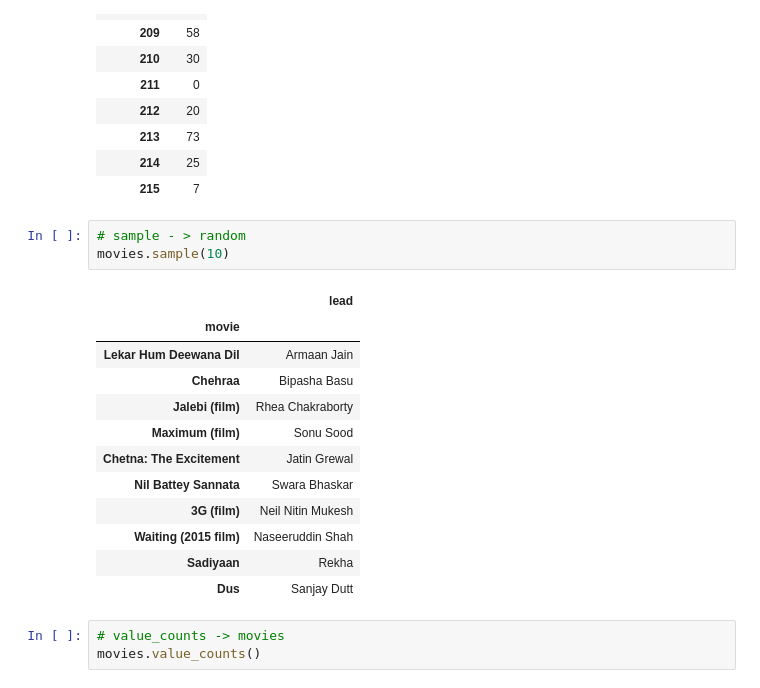
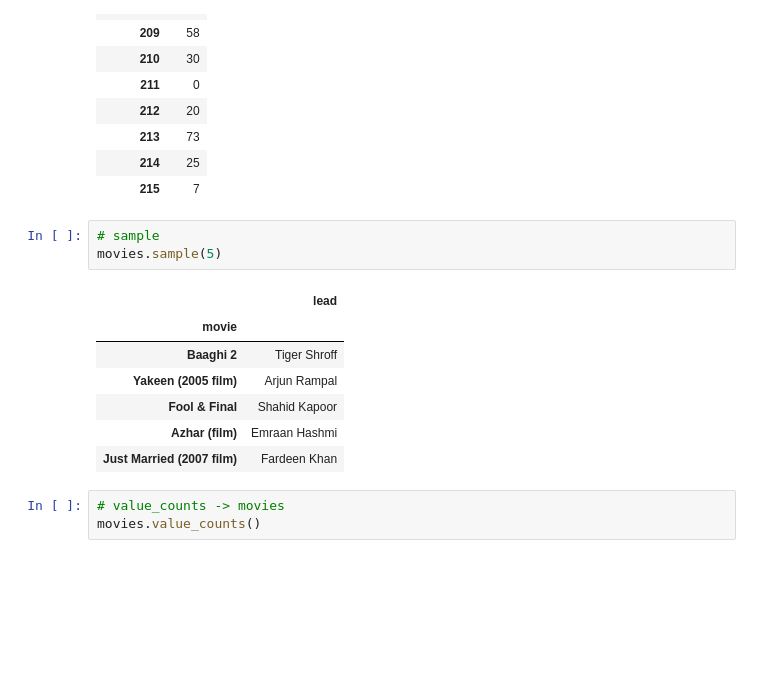
Before and after one commit to Chitran21Chakraborty/Pandas-, a Jupyter notebook: pandas_series.ipynb, the cells around one changed output. Saved outputs shown, nothing was run; the diff lists cells and outputs as text; blank space fills up the shorter version.

```diff
--- a/pandas_series.ipynb
+++ b/pandas_series.ipynb
@@ -226,21 +210,16 @@ vk.tail(10)
 | 214 | 25 |
 | 215 | 7 |
 # %%
-# sample - > random
-movies.sample(10)
+# sample
+movies.sample(5)
 # %% [output]
 |  | lead |
 | movie |  |
-| Lekar Hum Deewana Dil | Armaan Jain |
-| Chehraa | Bipasha Basu |
-| Jalebi (film) | Rhea Chakraborty |
-| Maximum (film) | Sonu Sood |
-| Chetna: The Excitement | Jatin Grewal |
-| Nil Battey Sannata | Swara Bhaskar |
-| 3G (film) | Neil Nitin Mukesh |
-| Waiting (2015 film) | Naseeruddin Shah |
-| Sadiyaan | Rekha |
-| Dus | Sanjay Dutt |
+| Baaghi 2 | Tiger Shroff |
+| Yakeen (2005 film) | Arjun Rampal |
+| Fool & Final | Shahid Kapoor |
+| Azhar (film) | Emraan Hashmi |
+| Just Married (2007 film) | Fardeen Khan |
 # %%
 # value_counts -> movies
 movies.value_counts()
```
Also changed, not shown: parts of 59 cells of this notebook.
